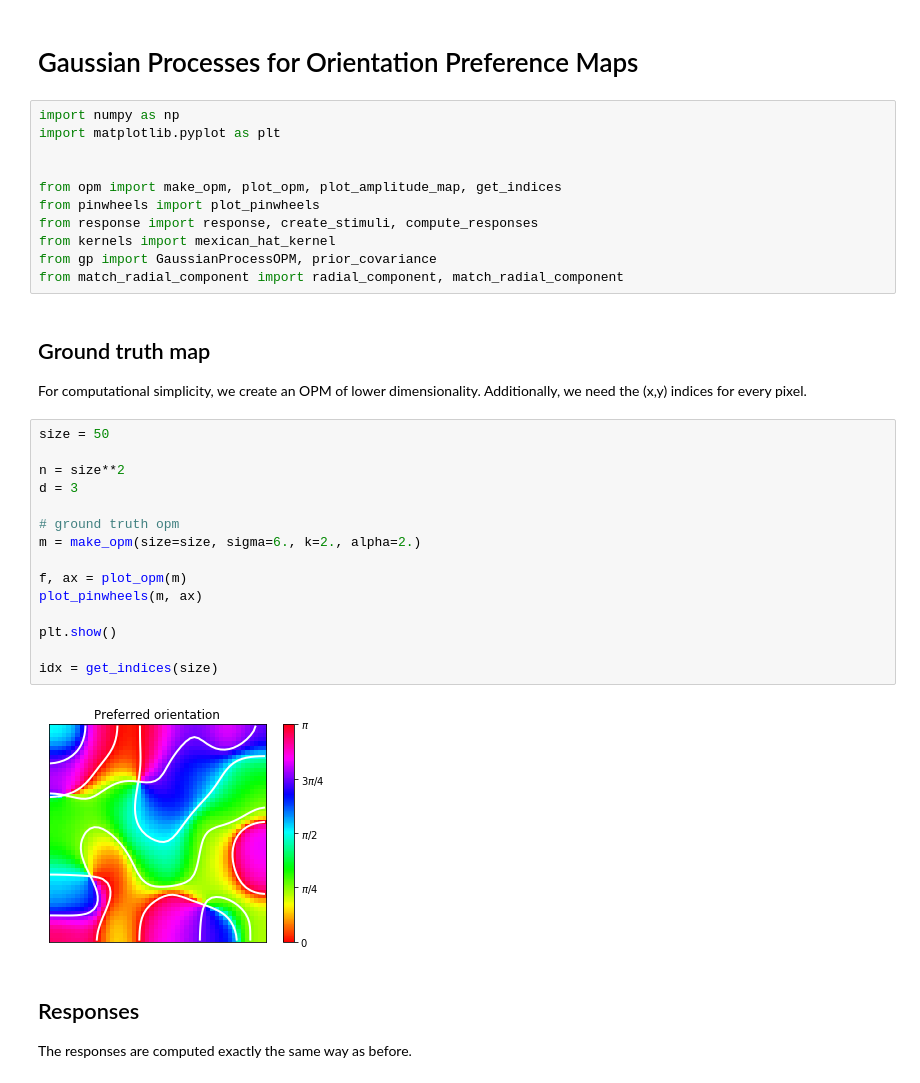
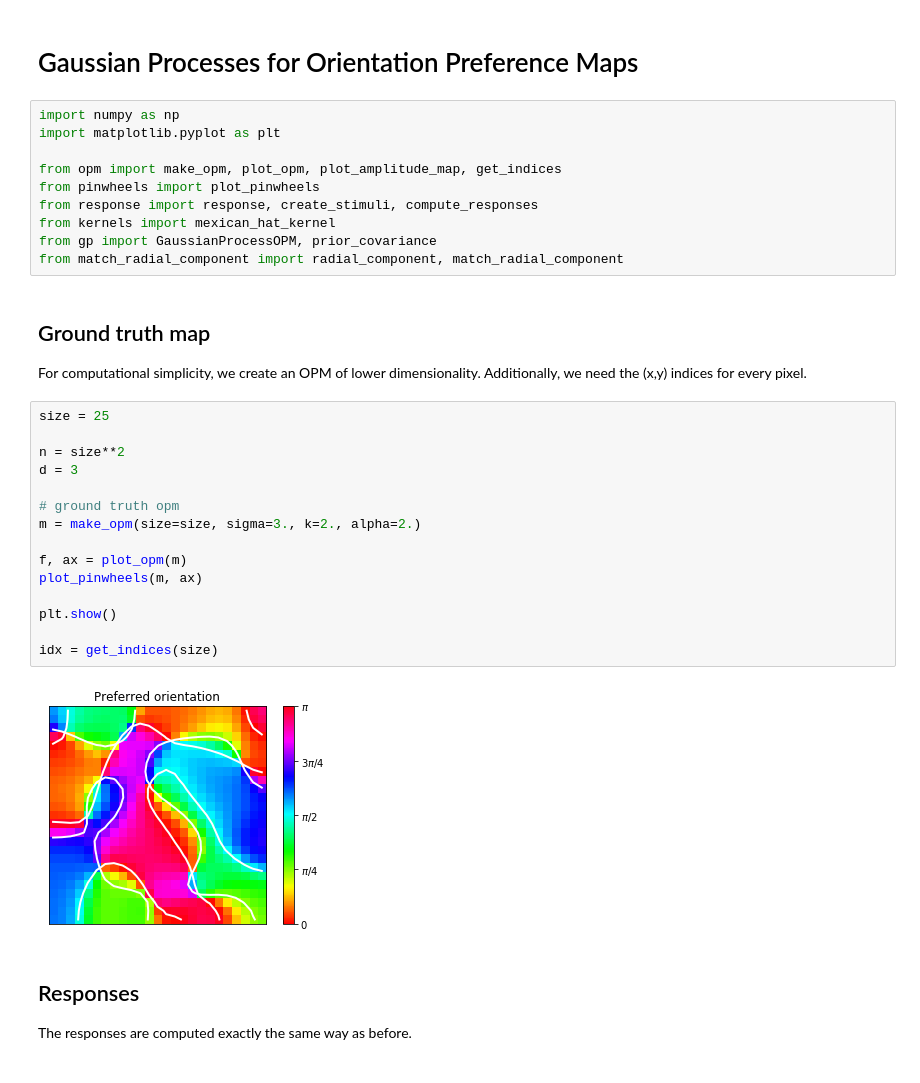
Before and after one commit to mackelab/gp-maps-python, a Jupyter notebook: BayesianOPM.ipynb, the cells around one changed output. Saved outputs shown, nothing was run; the diff lists cells and outputs as text.

```diff
--- a/BayesianOPM.ipynb
+++ b/BayesianOPM.ipynb
@@ -3,7 +3,6 @@
 # %%
 import numpy as np
 import matplotlib.pyplot as plt
-
 
 from opm import make_opm, plot_opm, plot_amplitude_map, get_indices
 from pinwheels import plot_pinwheels
@@ -16,22 +15,22 @@ from match_radial_component import radial_component, match_radial_component
 
 For computational simplicity, we create an OPM of lower dimensionality. Additionally, we need the (x,y) indices for every pixel.
 # %%
-size = 50
+size = 25
 
 n = size**2
 d = 3
 
 # ground truth opm
-m = make_opm(size=size, sigma=6., k=2., alpha=2.)
+m = make_opm(size=size, sigma=3., k=2., alpha=2.)
 
 f, ax = plot_opm(m)
 plot_pinwheels(m, ax)
 
 plt.show()
 
 idx = get_indices(size)
 # %% [output]
-[figure, old version]
+[figure, new version]
 # %% [markdown]
 ## Responses
 The responses are computed exactly the same way as before.
```
Also changed, not shown: parts of 4 cells of this notebook, 2 other files.
